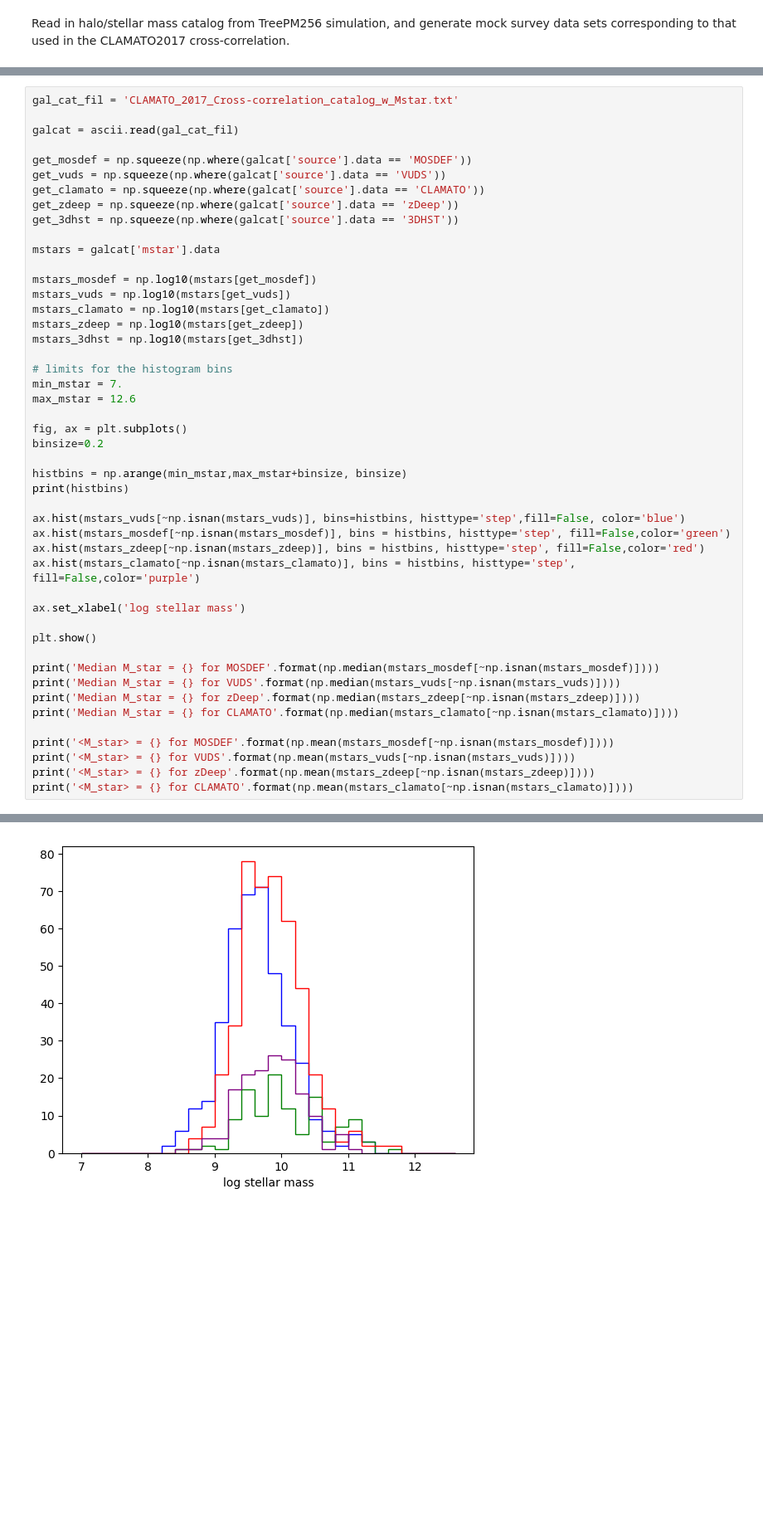
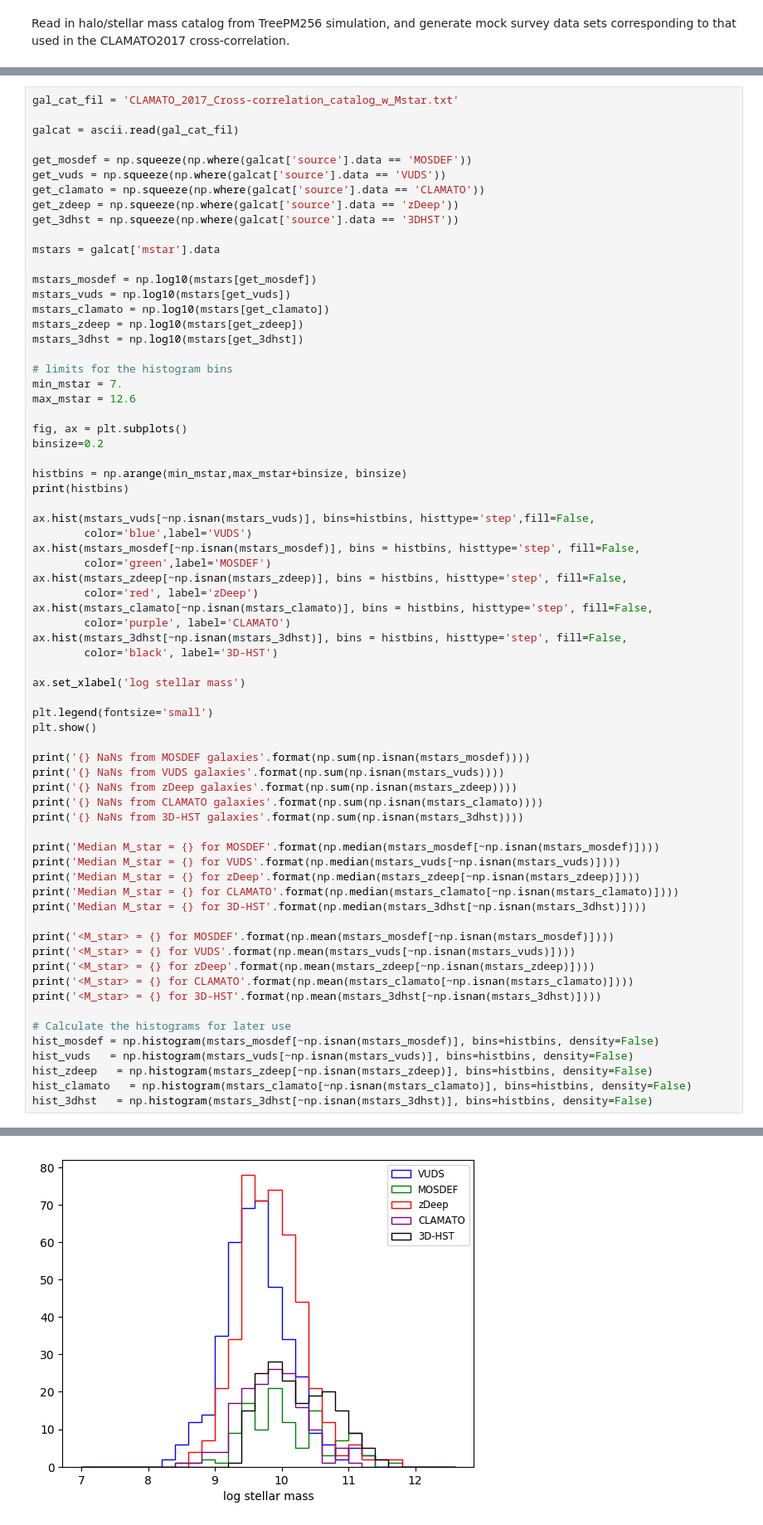
Before and after one commit to kheegan/crosscorr2017, a Jupyter notebook: Create_GalzMocks.ipynb, the cells around one changed output, grey strips where cells are left out. Shown at 83% size. Drawn from its saved outputs; the diff is of its cells as text; blank space fills up the shorter version.

```diff
--- a/Create_GalzMocks.ipynb
+++ b/Create_GalzMocks.ipynb
@@ -100,35 +103,57 @@ mstars_zdeep = np.log10(mstars[get_zdeep])
 mstars_3dhst = np.log10(mstars[get_3dhst])
 
 # limits for the histogram bins
 min_mstar = 7.
 max_mstar = 12.6
 
 fig, ax = plt.subplots()
 binsize=0.2
 
 histbins = np.arange(min_mstar,max_mstar+binsize, binsize)
 print(histbins)
 
-ax.hist(mstars_vuds[~np.isnan(mstars_vuds)], bins=histbins, histtype='step',fill=False, color='blue')
-ax.hist(mstars_mosdef[~np.isnan(mstars_mosdef)], bins = histbins, histtype='step', fill=False,color='green')
-ax.hist(mstars_zdeep[~np.isnan(mstars_zdeep)], bins = histbins, histtype='step', fill=False,color='red')
-ax.hist(mstars_clamato[~np.isnan(mstars_clamato)], bins = histbins, histtype='step', fill=False,color='purple')
+ax.hist(mstars_vuds[~np.isnan(mstars_vuds)], bins=histbins, histtype='step',fill=False,
+        color='blue',label='VUDS')
+ax.hist(mstars_mosdef[~np.isnan(mstars_mosdef)], bins = histbins, histtype='step', fill=False,
+        color='green',label='MOSDEF')
+ax.hist(mstars_zdeep[~np.isnan(mstars_zdeep)], bins = histbins, histtype='step', fill=False,
+        color='red', label='zDeep')
+ax.hist(mstars_clamato[~np.isnan(mstars_clamato)], bins = histbins, histtype='step', fill=False,
+        color='purple', label='CLAMATO')
+ax.hist(mstars_3dhst[~np.isnan(mstars_3dhst)], bins = histbins, histtype='step', fill=False,
+        color='black', label='3D-HST')
 
 ax.set_xlabel('log stellar mass')
 
+plt.legend(fontsize='small')
 plt.show()
+
+print('{} NaNs from MOSDEF galaxies'.format(np.sum(np.isnan(mstars_mosdef))))
+print('{} NaNs from VUDS galaxies'.format(np.sum(np.isnan(mstars_vuds))))
+print('{} NaNs from zDeep galaxies'.format(np.sum(np.isnan(mstars_zdeep))))
+print('{} NaNs from CLAMATO galaxies'.format(np.sum(np.isnan(mstars_clamato))))
+print('{} NaNs from 3D-HST galaxies'.format(np.sum(np.isnan(mstars_3dhst))))
 
 print('Median M_star = {} for MOSDEF'.format(np.median(mstars_mosdef[~np.isnan(mstars_mosdef)])))
 print('Median M_star = {} for VUDS'.format(np.median(mstars_vuds[~np.isnan(mstars_vuds)])))
 print('Median M_star = {} for zDeep'.format(np.median(mstars_zdeep[~np.isnan(mstars_zdeep)])))
 print('Median M_star = {} for CLAMATO'.format(np.median(mstars_clamato[~np.isnan(mstars_clamato)])))
+print('Median M_star = {} for 3D-HST'.format(np.median(mstars_3dhst[~np.isnan(mstars_3dhst)])))
 
 print('<M_star> = {} for MOSDEF'.format(np.mean(mstars_mosdef[~np.isnan(mstars_mosdef)])))
 print('<M_star> = {} for VUDS'.format(np.mean(mstars_vuds[~np.isnan(mstars_vuds)])))
 print('<M_star> = {} for zDeep'.format(np.mean(mstars_zdeep[~np.isnan(mstars_zdeep)])))
 print('<M_star> = {} for CLAMATO'.format(np.mean(mstars_clamato[~np.isnan(mstars_clamato)])))
+print('<M_star> = {} for 3D-HST'.format(np.mean(mstars_3dhst[~np.isnan(mstars_3dhst)])))
+
+# Calculate the histograms for later use
+hist_mosdef = np.histogram(mstars_mosdef[~np.isnan(mstars_mosdef)], bins=histbins, density=False)
+hist_vuds   = np.histogram(mstars_vuds[~np.isnan(mstars_vuds)], bins=histbins, density=False)
+hist_zdeep   = np.histogram(mstars_zdeep[~np.isnan(mstars_zdeep)], bins=histbins, density=False)
+hist_clamato   = np.histogram(mstars_clamato[~np.isnan(mstars_clamato)], bins=histbins, density=False)
+hist_3dhst   = np.histogram(mstars_3dhst[~np.isnan(mstars_3dhst)], bins=histbins, density=False)
 # %% [output]
 [ 7.   7.2  7.4  7.6  7.8  8.   8.2  8.4  8.6  8.8  9.   9.2  9.4  9.6
   9.8 10.  10.2 10.4 10.6 10.8 11.  11.2 11.4 11.6 11.8 12.  12.2 12.4
  12.6]
-[figure, old version]
+[figure, new version]
```
Also changed, not shown: parts of 4 cells of this notebook, 1 other file.
